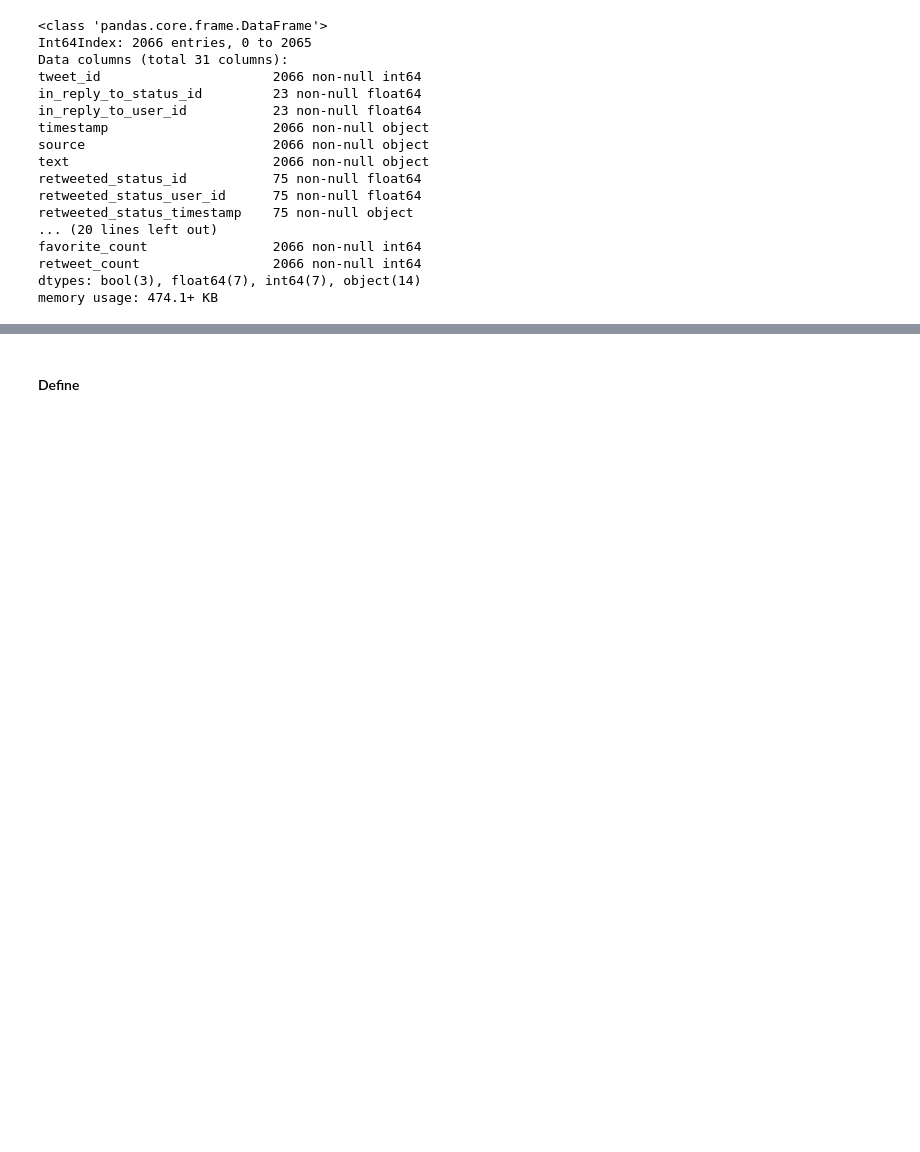
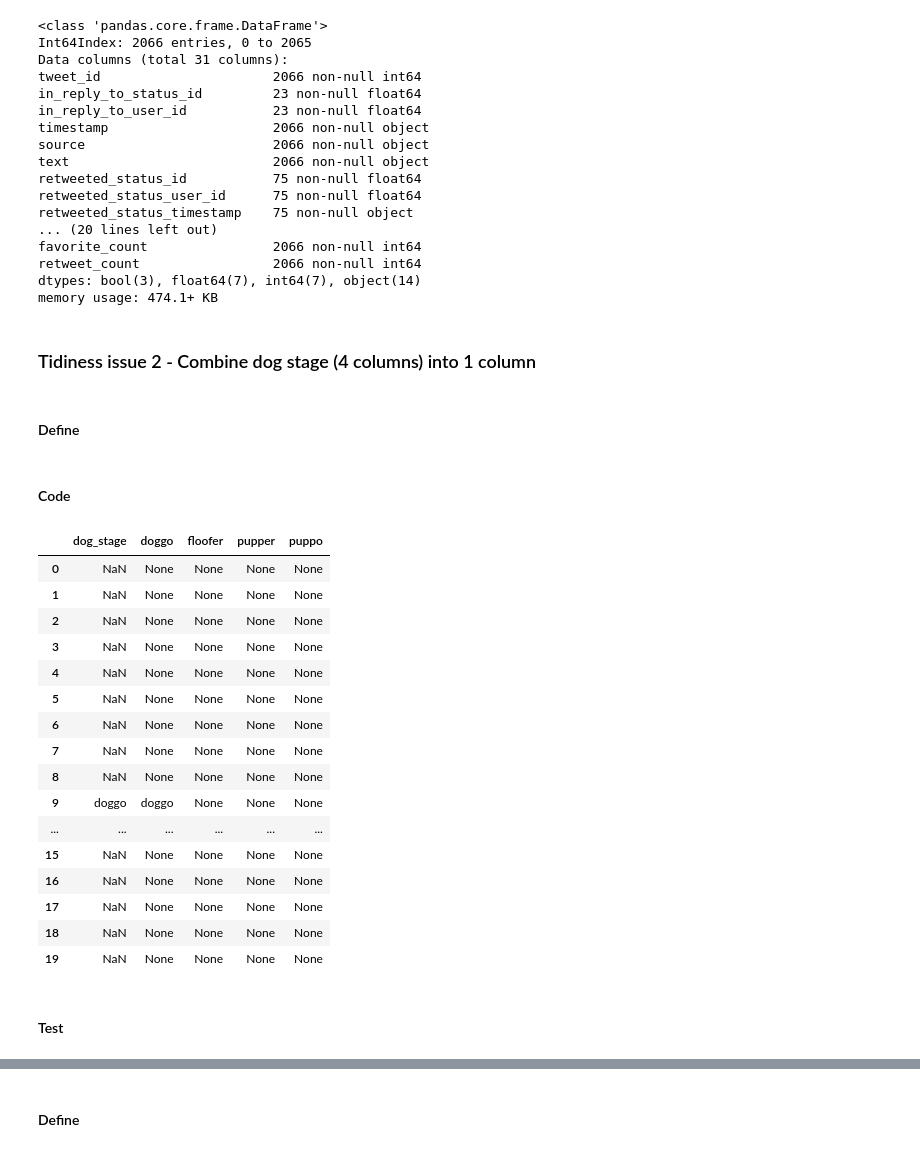
Before and after one commit to emilylauyw/Udacity-DAND-Project7-Wrangle_and_Analyze_Data, a Jupyter notebook: wrangle_act.ipynb, the cells around one changed output, grey strips where cells are left out. Cells and saved outputs as stored; diff of their text form; code cells hidden in the pictures; blank space fills up the shorter version.

```diff
--- a/wrangle_act.ipynb
+++ b/wrangle_act.ipynb
@@ -639,3 +637,33 @@ memory usage: 474.1+ KB
 master_df.to_csv('twitter_archive_master.csv', index=False)
 # %%
 twitter_df = pd.read_csv('twitter_archive_master.csv')
+# %% [markdown]
+### Tidiness issue 2 - Combine dog stage (4 columns) into 1 column
+# %% [markdown]
+#### Define
+# %% [markdown]
+#### Code
+# %%
+# Extract dog stages from 'text' column into new 'dog_stage' column
+twitter_df['dog_stage'] = twitter_df['text'].str.extract('(doggo|floofer|pupper|puppo)')
+# %%
+# Check that dog_stage are similar to that which was previously extracted
+twitter_df[['dog_stage','doggo', 'floofer', 'pupper', 'puppo']].head(20)
+# %% [output]
+|  | dog_stage | doggo | floofer | pupper | puppo |
+| 0 | NaN | None | None | None | None |
+| 1 | NaN | None | None | None | None |
+| 2 | NaN | None | None | None | None |
+| 3 | NaN | None | None | None | None |
+| 4 | NaN | None | None | None | None |
+| 5 | NaN | None | None | None | None |
+| 6 | NaN | None | None | None | None |
+| 7 | NaN | None | None | None | None |
+| 8 | NaN | None | None | None | None |
+| 9 | doggo | doggo | None | None | None |
+| ... | ... | ... | ... | ... | ... |
+| 15 | NaN | None | None | None | None |
+| 16 | NaN | None | None | None | None |
+| 17 | NaN | None | None | None | None |
+| 18 | NaN | None | None | None | None |
+| 19 | NaN | None | None | None | None |
@@ -641,0 +673,2 @@ twitter_df = pd.read_csv('twitter_archive_master.csv')
+# %% [markdown]
+#### Test
```
Also changed, not shown: parts of 16 cells of this notebook.
